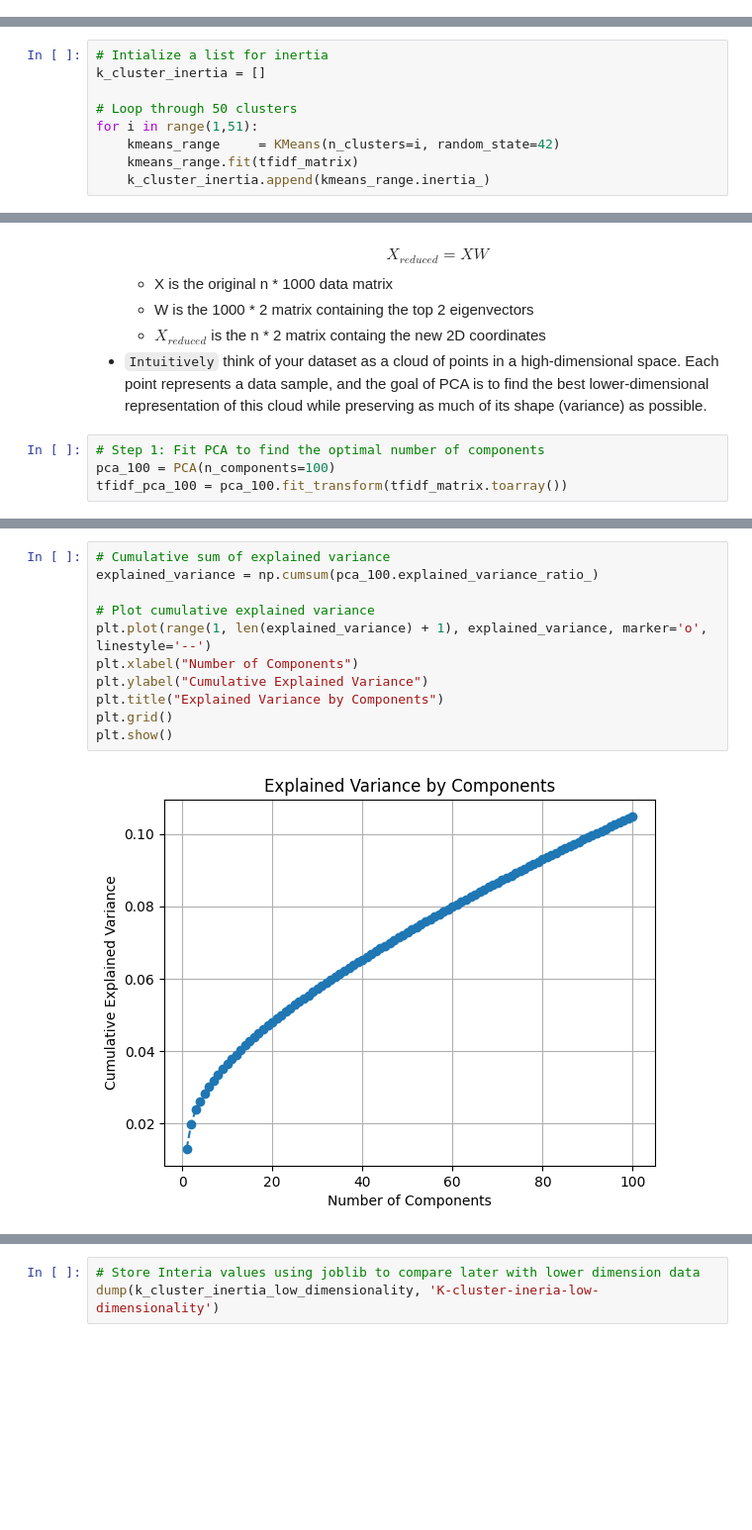
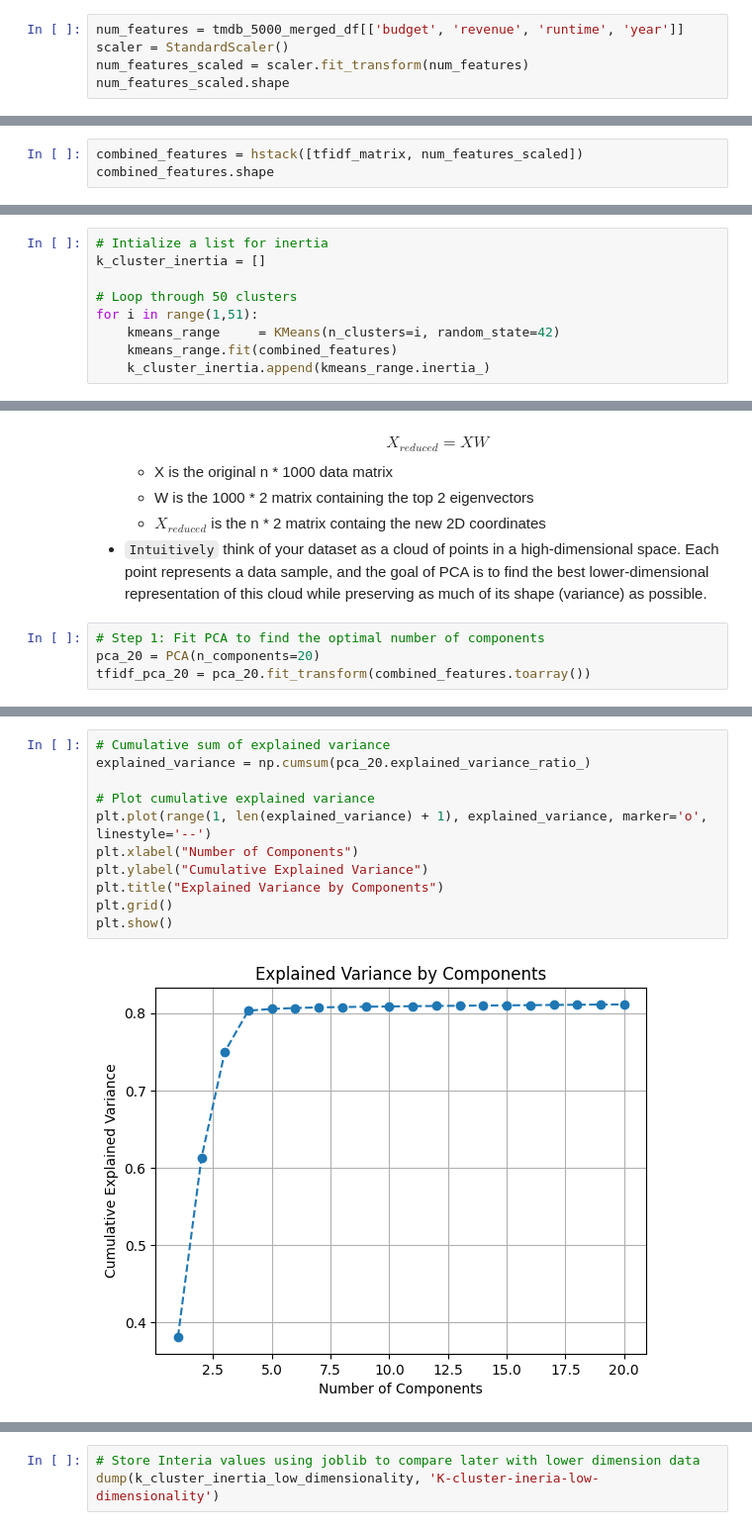
Before and after one commit to Lennykiruthu/foundation-ds-projects, a Jupyter notebook: Movie-Genre-Classification.ipynb, the cells around one changed output, grey strips where cells are left out. Shown at 99% size. Saved outputs shown, nothing was run; the diff lists cells and outputs as text; blank space fills up the shorter version.

```diff
--- a/Movie-Genre-Classification.ipynb
+++ b/Movie-Genre-Classification.ipynb
@@ -305,3 +315,8 @@ print(feature_names)
 tfidf_matrix.shape
 # %% [output]
 (4799, 71669)
+# %%
+num_features = tmdb_5000_merged_df[['budget', 'revenue', 'runtime', 'year']]
+scaler = StandardScaler()
+num_features_scaled = scaler.fit_transform(num_features)
+num_features_scaled.shape
@@ -307,0 +325,3 @@ tfidf_matrix.shape
+# %%
+combined_features = hstack([tfidf_matrix, num_features_scaled])
+combined_features.shape
@@ -359,7 +381,7 @@ k_cluster_inertia = []
 # Loop through 50 clusters
 for i in range(1,51):
     kmeans_range     = KMeans(n_clusters=i, random_state=42)
-    kmeans_range.fit(tfidf_matrix)
+    kmeans_range.fit(combined_features)
     k_cluster_inertia.append(kmeans_range.inertia_)
 # %%
 # Store Interia values using joblib to compare later with lower dimension data
@@ -428,5 +448,5 @@ $$
 - `Intuitively` think of your dataset as a cloud of points in a high-dimensional space. Each point represents a data sample, and the goal of PCA is to find the best lower-dimensional representation of this cloud while preserving as much of its shape (variance) as possible.
 # %%
 # Step 1: Fit PCA to find the optimal number of components
-pca_100 = PCA(n_components=100)
-tfidf_pca_100 = pca_100.fit_transform(tfidf_matrix.toarray())
+pca_20 = PCA(n_components=20)
+tfidf_pca_20 = pca_20.fit_transform(combined_features.toarray())
@@ -441,15 +461,15 @@ dump(pca_100, 'pca_100')
 # %%
 # Cumulative sum of explained variance
-explained_variance = np.cumsum(pca_100.explained_variance_ratio_)
+explained_variance = np.cumsum(pca_20.explained_variance_ratio_)
 
 # Plot cumulative explained variance
 plt.plot(range(1, len(explained_variance) + 1), explained_variance, marker='o', linestyle='--')
 plt.xlabel("Number of Components")
 plt.ylabel("Cumulative Explained Variance")
 plt.title("Explained Variance by Components")
 plt.grid()
 plt.show()
 # %% [output]
-[figure, old version]
+[figure, new version]
 # %%
 # Step 1: Fit PCA to find the optimal number of components
```
Also changed, not shown: parts of 51 cells of this notebook, 18 other files.
